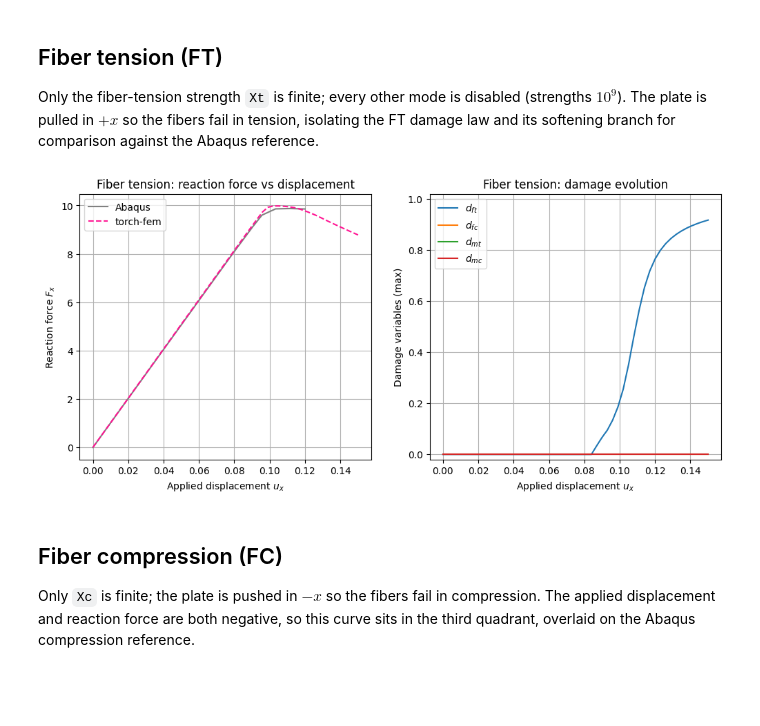
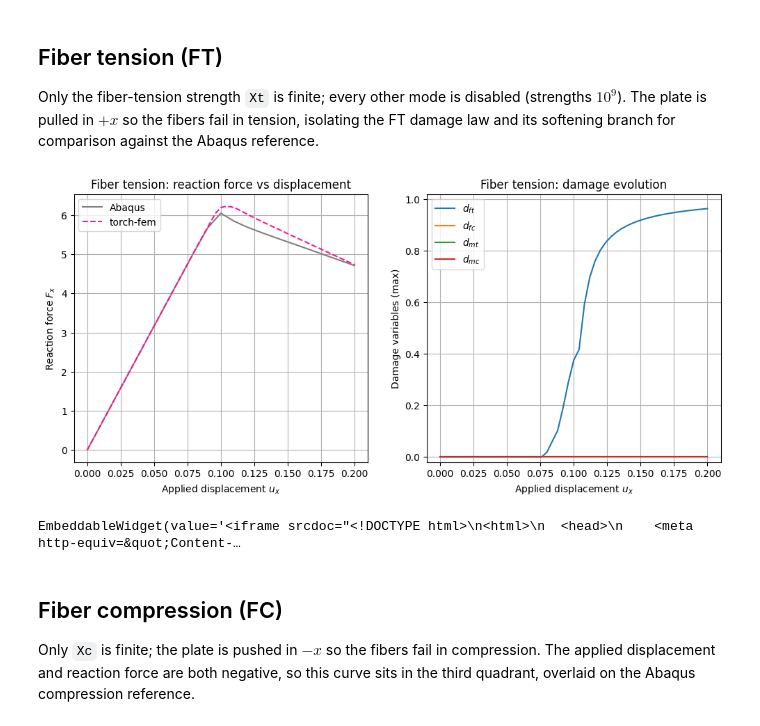
Before and after one commit to zcheshmechahi-collab/torch-fem, a Jupyter notebook: examples/basic/solid/cubesAnisotropic.ipynb, the cells around one changed output. Cells and saved outputs as stored; diff of their text form; code cells hidden in the pictures; blank space fills up the shorter version.

```diff
--- a/examples/basic/solid/cubesAnisotropic.ipynb
+++ b/examples/basic/solid/cubesAnisotropic.ipynb
@@ -54,3 +56,23 @@ plate.displacements[right, 0] = Umax
+# %%
+# Thin plate 1 x 1 x 0.0625, clamped at x=0, pulled in +x at x=1.
+nodes, elements = cube_hexa(17, 17, 2, 1.0, 1.0, 0.0625)
+left = nodes[:, 0] == 0.0
+right = nodes[:, 0] == 1.0
+bottom = nodes[:, 1] == 0.0
+top = nodes[:, 1] == 1.0
+
+# Create plate
+plate = Solid(nodes, elements, material)
+
+# Fix bottom surface in z-direction to prevent rigid body motion in z.
+plate.constraints[nodes[:, 2] < 0.01, 2] = True
+
+# Fix left end
+plate.constraints[left, :2] = True
+
+# Move right end.
+plate.constraints[right, 0] = True
+plate.displacements[right, 0] = Umax
 # %% [markdown]
 ## Undamaged plate
 
@@ -173,56 +189,58 @@ d_mc = state[:, :, 7].amax(dim=1)
 # Abaqus reference.
 ref = np.array(
     [
-        [0, 0],
-        [0.00540309, 0.547087],
-        [0.0106831, 1.08167],
-        [0.0159631, 1.61625],
-        [0.0212431, 2.15083],
-        [0.0265231, 2.68541],
-        [0.0318031, 3.21999],
-        [0.0370831, 3.75457],
-        [0.0423631, 4.28915],
-        [0.0476431, 4.82373],
-        [0.0529231, 5.35831],
-        [0.0582031, 5.89289],
-        [0.0634831, 6.42747],
-        [0.0687631, 6.96205],
-        [0.0740431, 7.49663],
-        [0.0793231, 8.02986],
-        [0.0848431, 8.57207],
-        [0.0901231, 9.0906],
-        [0.0956431, 9.59895],
-        [0.103323, 9.8565],
-        [0.111741, 9.8713],
-        [0.12, 9.85206],
+        [0.00, -0],
+        [0.01, 0.632],
+        [0.02, 1.265],
+        [0.03, 1.898],
+        [0.04, 2.531],
+        [0.05, 3.164],
+        [0.06, 3.796],
+        [0.07, 4.429],
+        [0.08, 5.060],
+        [0.09, 5.667],
+        [0.10, 6.048],
+        [0.11, 5.841],
+        [0.12, 5.687],
+        [0.13, 5.557],
+        [0.14, 5.434],
+        [0.15, 5.314],
+        [0.16, 5.194],
+        [0.17, 5.073],
+        [0.18, 4.952],
+        [0.19, 4.831],
+        [0.20, 4.709],
     ]
 )
 U_aba, RF_aba = ref[:, 0], ref[:, 1]
 
 fig, (ax1, ax2) = plt.subplots(1, 2, figsize=(12, 5))
 
 ax1.plot(U_aba, RF_aba, "-", color="gray", label="Abaqus")
 ax1.plot(U_torch, RF_torch, "--", color="deeppink", label="torch-fem")
 ax1.set_xlabel("Applied displacement $u_x$")
 ax1.set_ylabel("Reaction force $F_x$")
 ax1.set_title("Fiber tension: reaction force vs displacement")
 ax1.legend()
 ax1.grid(True)
 
 ax2.plot(U_torch, d_ft, label="$d_{ft}$")
 ax2.plot(U_torch, d_fc, label="$d_{fc}$")
 ax2.plot(U_torch, d_mt, label="$d_{mt}$")
 ax2.plot(U_torch, d_mc, label="$d_{mc}$")
 ax2.set_xlabel("Applied displacement $u_x$")
 ax2.set_ylabel("Damage variables (max)")
 ax2.set_ylim(-0.02, 1.02)
 ax2.set_title("Fiber tension: damage evolution")
 ax2.legend()
 ax2.grid(True)
 
 plt.show()
+
+plate.plot(element_property={"d_ft": state[-1, :, 1]})
 # %% [output]
-[figure, old version]
+[figure, new version]
+EmbeddableWidget(value='<iframe srcdoc="<!DOCTYPE html>\n<html>\n  <head>\n    <meta http-equiv=&quot;Content-…
 # %% [markdown]
 ## Fiber compression (FC)
 
```
Also changed, not shown: parts of 16 cells of this notebook.
